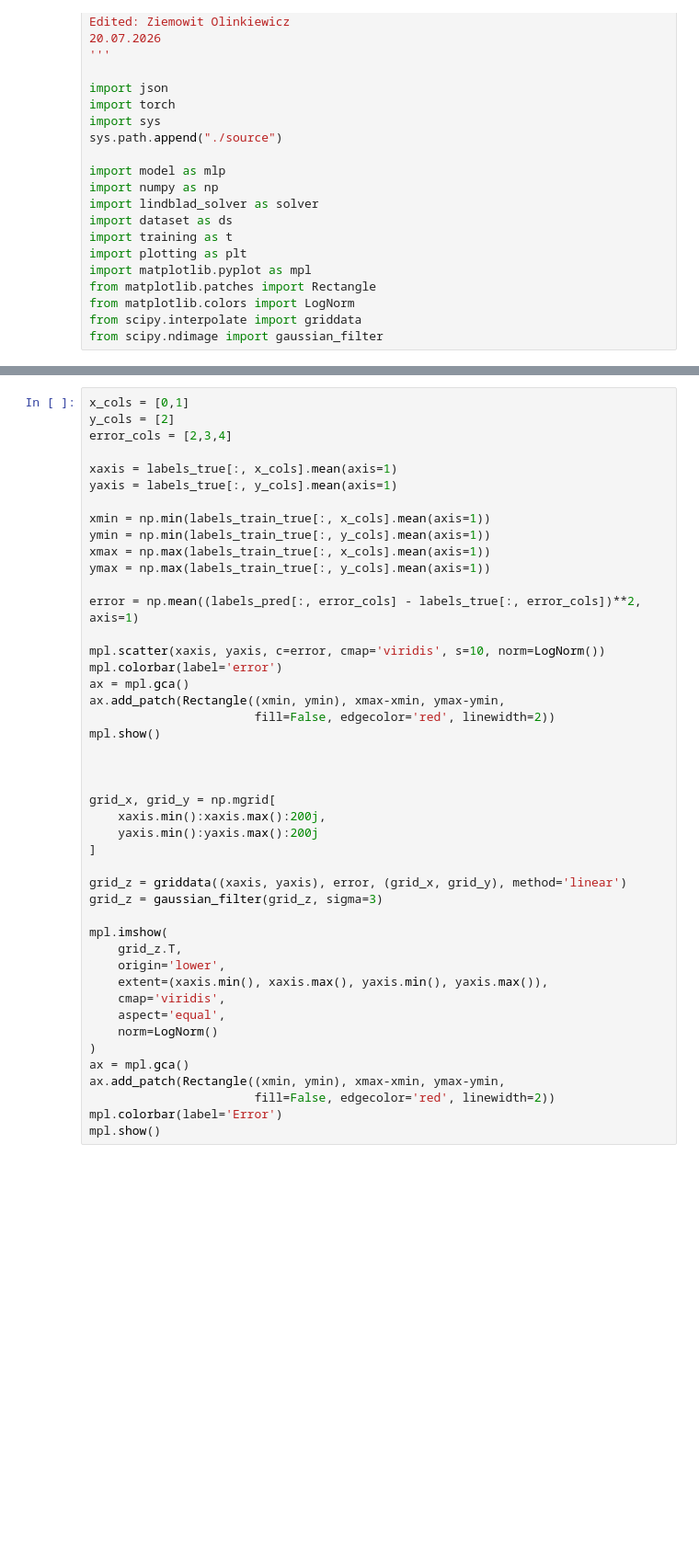
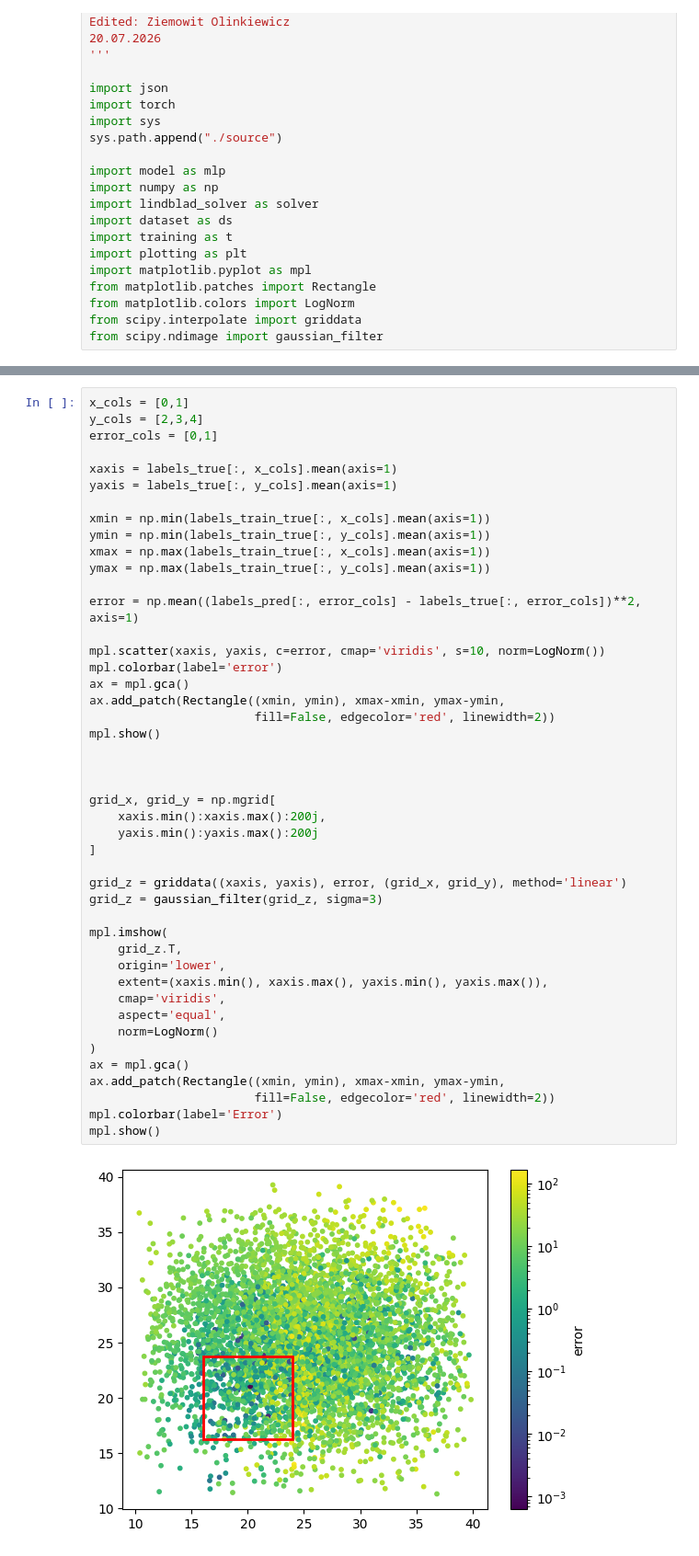
Before and after one commit to ziomek681/LindbladianLearningQubit, a Jupyter notebook: ParFindMLP_Maria/Simple_MLP.ipynb, the cells around one changed output, grey strips where cells are left out. Shown at 92% size. Cells and saved outputs as stored; diff of their text form; blank space fills up the shorter version.

```diff
--- a/ParFindMLP_Maria/Simple_MLP.ipynb
+++ b/ParFindMLP_Maria/Simple_MLP.ipynb
@@ -147,7 +204,7 @@ print(labels_pred[num, :])
 # %%
 x_cols = [0,1]
-y_cols = [2]
-error_cols = [2,3,4]
+y_cols = [2,3,4]
+error_cols = [0,1]
 
 xaxis = labels_true[:, x_cols].mean(axis=1)
 yaxis = labels_true[:, y_cols].mean(axis=1)
@@ -162,30 +219,32 @@ error = np.mean((labels_pred[:, error_cols] - labels_true[:, error_cols])**2, ax
 mpl.scatter(xaxis, yaxis, c=error, cmap='viridis', s=10, norm=LogNorm())
 mpl.colorbar(label='error')
 ax = mpl.gca()
 ax.add_patch(Rectangle((xmin, ymin), xmax-xmin, ymax-ymin,
                        fill=False, edgecolor='red', linewidth=2))
 mpl.show()
 
 
 
 grid_x, grid_y = np.mgrid[
     xaxis.min():xaxis.max():200j,
     yaxis.min():yaxis.max():200j
 ]
 
 grid_z = griddata((xaxis, yaxis), error, (grid_x, grid_y), method='linear')
 grid_z = gaussian_filter(grid_z, sigma=3)
 
 mpl.imshow(
     grid_z.T,
     origin='lower',
     extent=(xaxis.min(), xaxis.max(), yaxis.min(), yaxis.max()),
     cmap='viridis',
     aspect='equal',
     norm=LogNorm()
 )
 ax = mpl.gca()
 ax.add_patch(Rectangle((xmin, ymin), xmax-xmin, ymax-ymin,
                        fill=False, edgecolor='red', linewidth=2))
 mpl.colorbar(label='Error')
 mpl.show()
+# %% [output]
+[figure, added]
```
Also changed, not shown: parts of 8 cells of this notebook.
